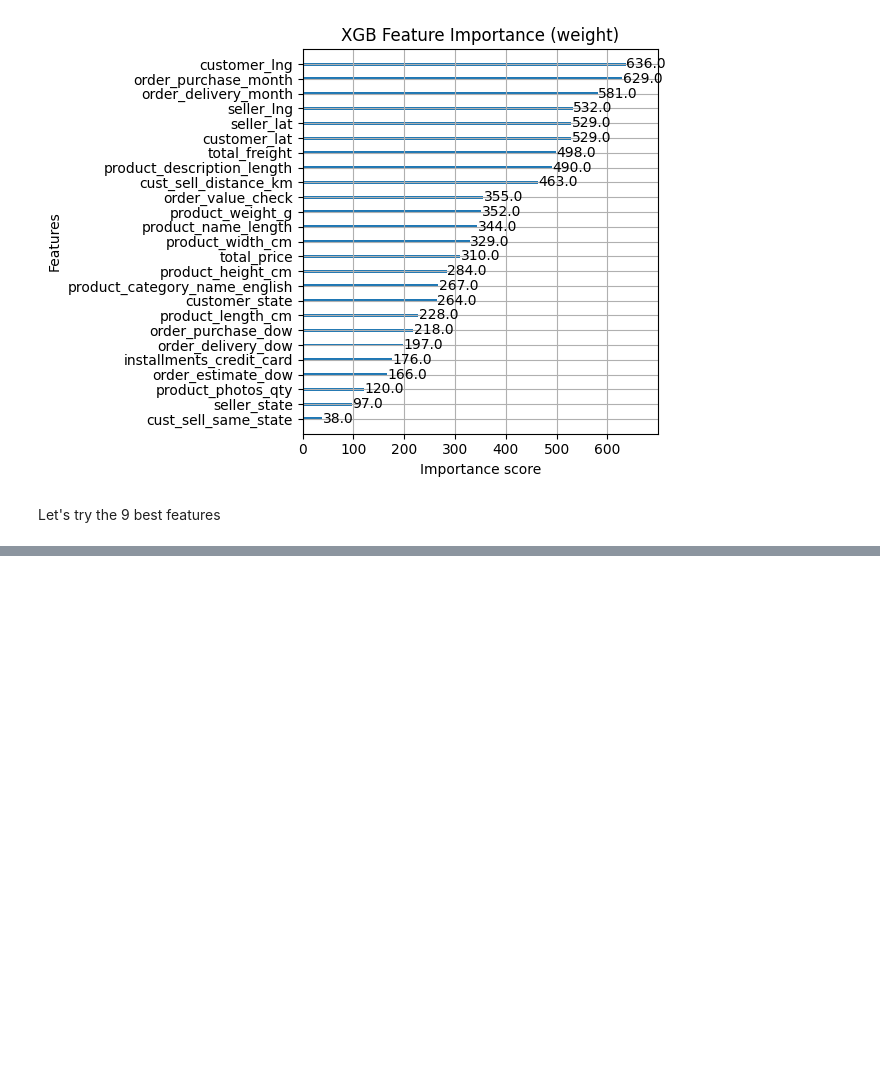
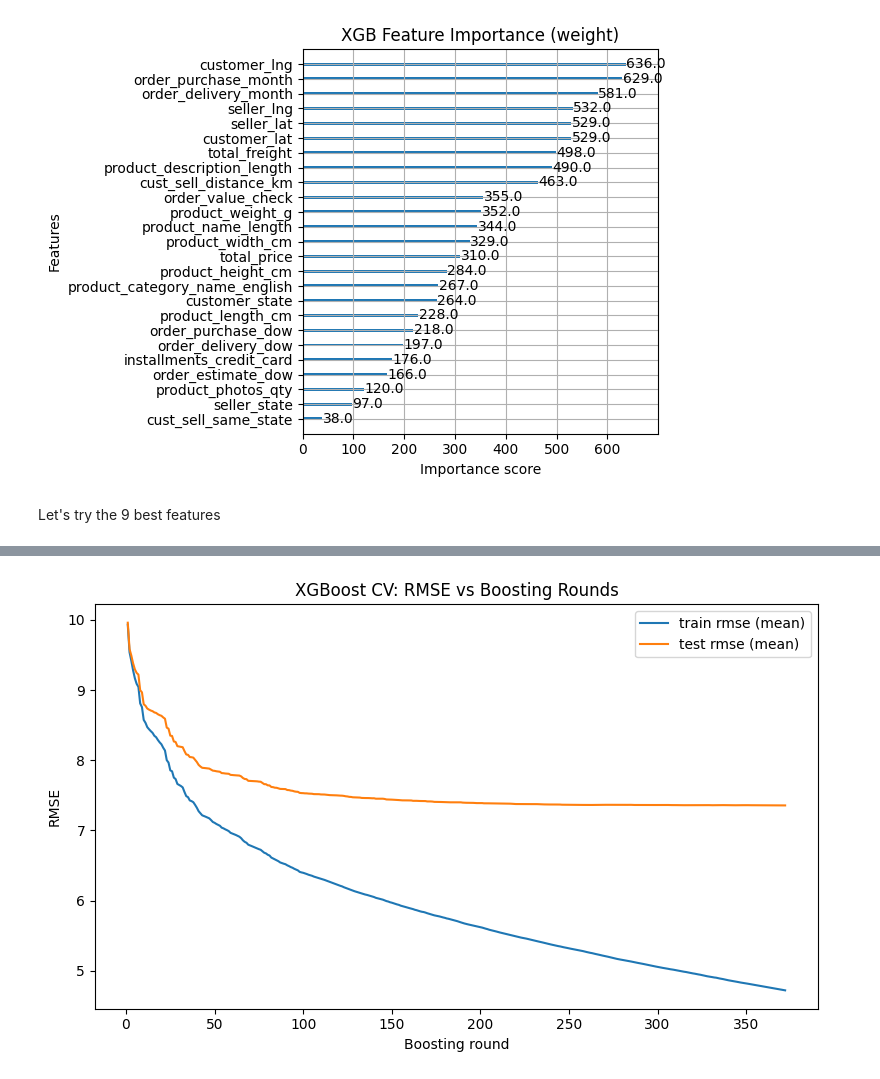
Before and after one commit to jakubpyszniak/ML_II_final_project, a Jupyter notebook: 3. XGBoost.ipynb, the cells around one changed output, grey strips where cells are left out. Cells and saved outputs as stored; diff of their text form; code cells hidden in the pictures; blank space fills up the shorter version.

```diff
--- a/3. XGBoost.ipynb
+++ b/3. XGBoost.ipynb
@@ -627,7 +630,7 @@ gain_s = pd.Series(gain).sort_values(ascending=False)
 
 ## If keys are already real column names, use them directly; otherwise map f0->colname
 if set(gain_s.index).issubset(set(feature_names)):
-    top9_feats = gain_s.head(5).index.tolist()
+    top9_feats = gain_s.head(9).index.tolist()
 else:
     name_map = {f"f{i}": col for i, col in enumerate(feature_names)}
     top9_feats = [name_map[k] for k in gain_s.head(9).index if k in name_map] # select __9__ best
@@ -647,0 +667,9 @@ X25_test_top9.info()
+# %%
+xgb25_top9vars_RS = cv_my_random_xgb(
+    X25_train_top9, y_train, X25_test_top9, y_test,
+    param_distributions=param_distributions,
+    n_iter=50,
+    cv=5,
+    random_state=42,
+    show_results=True
+)
@@ -647,0 +697,75 @@ X25_test_top9.info()
+# %%
+# ----------------------------
+# 1) Grab best params from your RandomizedSearch run
+# ----------------------------
+best_params = xgb25_top9vars_RS["search"].best_params_
+
+# ----------------------------
+# 2) Build DMatrix (native XGBoost data structure)
+# ----------------------------
+X_tr = np.asarray(X25_train_top9)
+y_tr = np.asarray(y_train).ravel()
+dtrain = xgb.DMatrix(X_tr, label=y_tr)
+
+# ----------------------------
+# 3) Convert sklearn-style names to native XGBoost param names (safe)
+# ----------------------------
+params = dict(best_params)  # copy
+
+if "learning_rate" in params:
+    params["eta"] = params.pop("learning_rate")
+if "reg_alpha" in params:
+    params["alpha"] = params.pop("reg_alpha")
+if "reg_lambda" in params:
+    params["lambda"] = params.pop("reg_lambda")
+
+# Required native params
+params.update({
+    "objective": "reg:squarederror",
+    "eval_metric": "rmse",
+    "verbosity": 0,
+    "tree_method": "hist",
+})
+
+# ----------------------------
+# 4) Native CV with early stopping to find best boosting rounds
+# ----------------------------
+cv_folds = 5
+kf = KFold(n_splits=cv_folds, shuffle=True, random_state=42)
+folds = list(kf.split(X_tr))
+
+num_boost_round = 10_000  # we probably won't get that far
+early_stopping_rounds = 50 # without improvement is a decent idea
+
+cv_results = xgb.cv(
+    params=params,
+    dtrain=dtrain,
+    num_boost_round=num_boost_round,
+    folds=folds,
+    early_stopping_rounds=early_stopping_rounds,
+    seed=42,
+    verbose_eval=False,
+    as_pandas=True
+)
+
+best_round = int(cv_results["test-rmse-mean"].idxmin() + 1)
+best_rmse = float(cv_results["test-rmse-mean"].min())
+
+print("Best num_boost_round:", best_round)
+print("Best CV RMSE (test):", best_rmse)
+
+# ----------------------------
+# 5) Plot loss (RMSE) vs boosting rounds
+# ----------------------------
+rounds = np.arange(1, len(cv_results) + 1)
+
+plt.figure(figsize=(8, 5))
+plt.plot(rounds, cv_results["train-rmse-mean"], label="train rmse (mean)")
+plt.plot(rounds, cv_results["test-rmse-mean"], label="test rmse (mean)")
+plt.xlabel("Boosting round")
+plt.ylabel("RMSE")
+plt.title("XGBoost CV: RMSE vs Boosting Rounds")
+plt.legend()
+plt.tight_layout()
+plt.show()
+# %% [output]
@@ -647,0 +774 @@ X25_test_top9.info()
+[figure, added]
```
Also changed, not shown: parts of 16 cells of this notebook, 3 other files.
